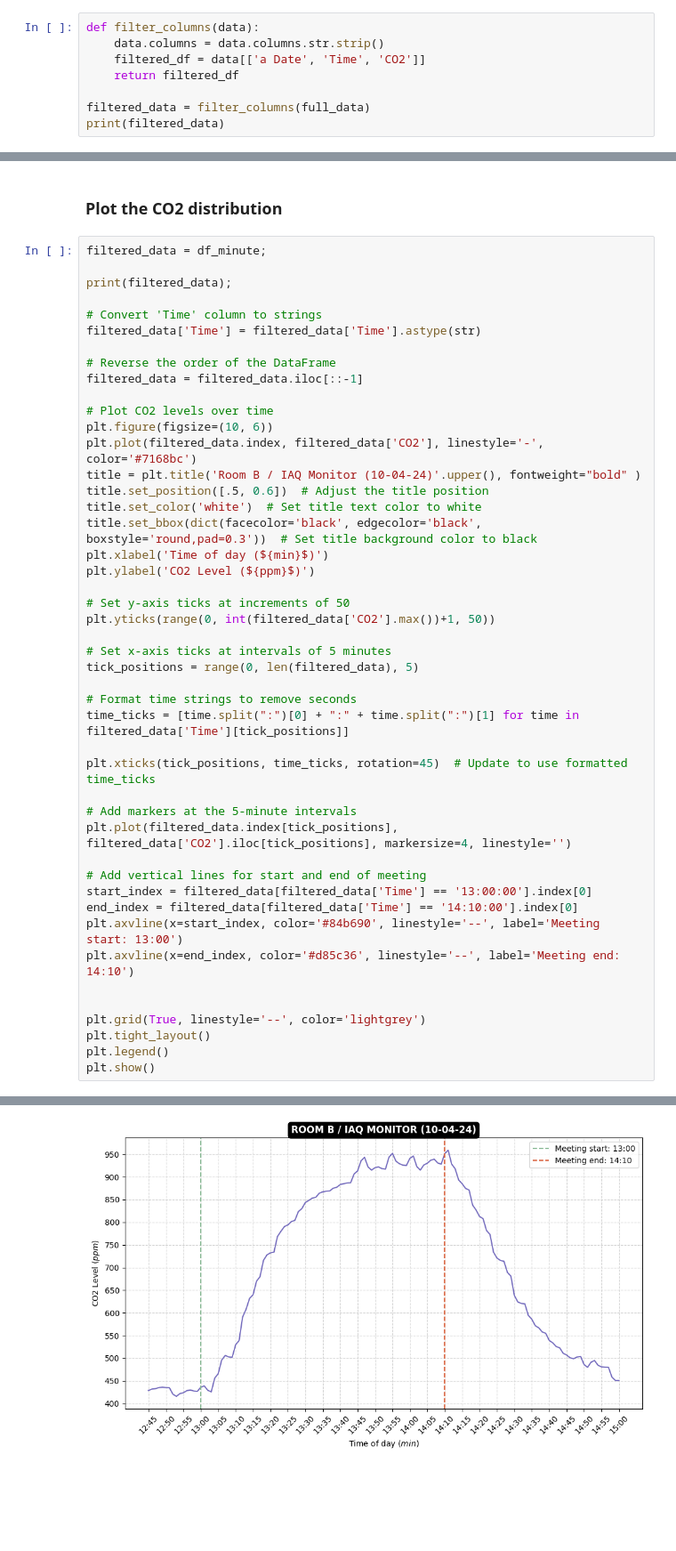
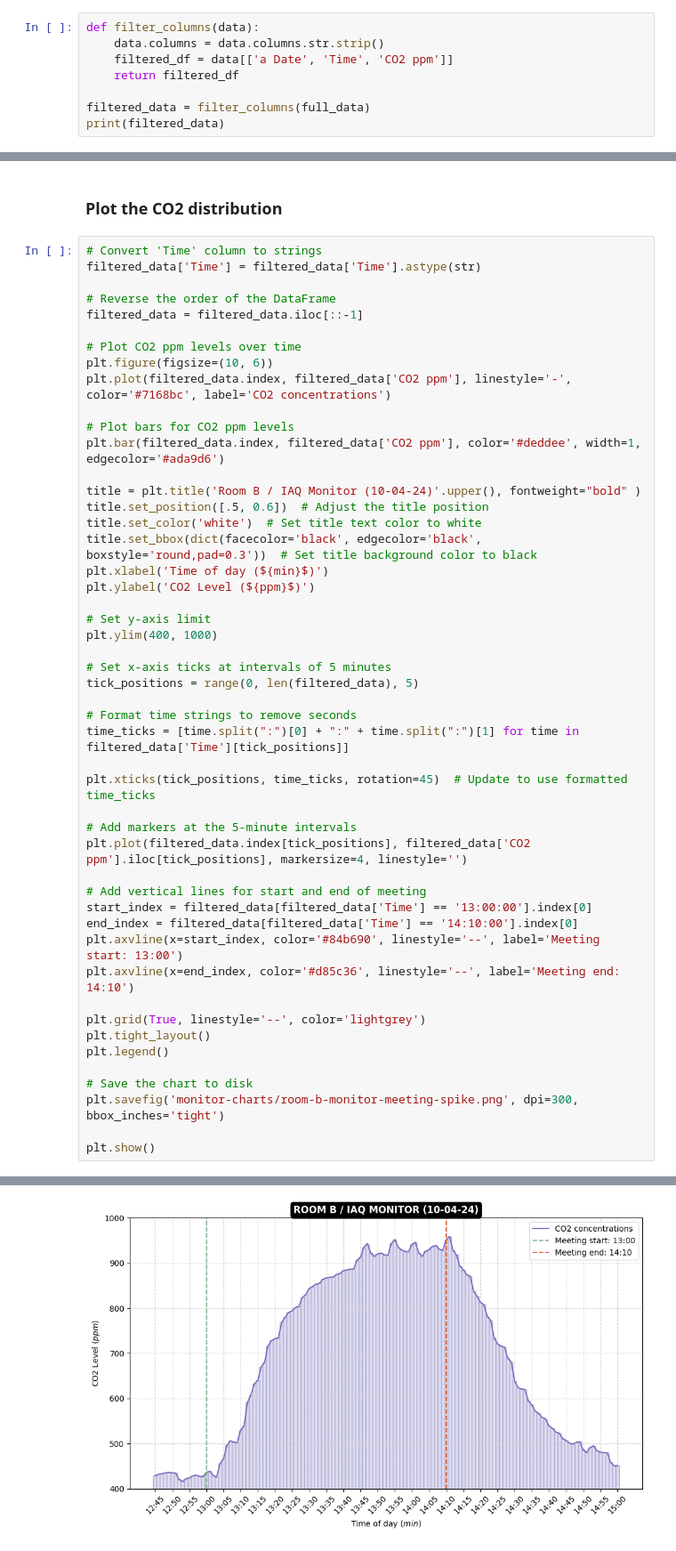
Before and after one commit to viszlab/datasets, a Jupyter notebook: room-b_monitor-meeting-spike.ipynb, the cells around one changed output, grey strips where cells are left out. Shown at 89% size. Saved outputs shown, nothing was run; the diff lists cells and outputs as text; blank space fills up the shorter version.

```diff
--- a/room-b_monitor-meeting-spike.ipynb
+++ b/room-b_monitor-meeting-spike.ipynb
@@ -122,7 +122,7 @@ Remove rows the other sensory data irrelevant for this analysis.
 # %%
 def filter_columns(data):
     data.columns = data.columns.str.strip()
-    filtered_df = data[['a Date', 'Time', 'CO2']]
+    filtered_df = data[['a Date', 'Time', 'CO2 ppm']]
     return filtered_df
 
 filtered_data = filter_columns(full_data)
@@ -203,19 +204,19 @@ See the caveats in the documentation: https://pandas.pydata.org/pandas-docs/stab
 # %% [markdown]
 ### Plot the CO2 distribution
 # %%
-filtered_data = df_minute;
-
-print(filtered_data);
-
 # Convert 'Time' column to strings
 filtered_data['Time'] = filtered_data['Time'].astype(str)
 
 # Reverse the order of the DataFrame
 filtered_data = filtered_data.iloc[::-1]
 
-# Plot CO2 levels over time
+# Plot CO2 ppm levels over time
 plt.figure(figsize=(10, 6))
-plt.plot(filtered_data.index, filtered_data['CO2'], linestyle='-', color='#7168bc')
+plt.plot(filtered_data.index, filtered_data['CO2 ppm'], linestyle='-', color='#7168bc', label='CO2 concentrations')
+
+# Plot bars for CO2 ppm levels
+plt.bar(filtered_data.index, filtered_data['CO2 ppm'], color='#deddee', width=1, edgecolor='#ada9d6')
+
 title = plt.title('Room B / IAQ Monitor (10-04-24)'.upper(), fontweight="bold" )
 title.set_position([.5, 0.6])  # Adjust the title position
 title.set_color('white')  # Set title text color to white
@@ -223,8 +224,8 @@ title.set_bbox(dict(facecolor='black', edgecolor='black', boxstyle='round,pad=0.
 plt.xlabel('Time of day (${min}$)')
 plt.ylabel('CO2 Level (${ppm}$)')
 
-# Set y-axis ticks at increments of 50
-plt.yticks(range(0, int(filtered_data['CO2'].max())+1, 50))
+# Set y-axis limit
+plt.ylim(400, 1000)
 
 # Set x-axis ticks at intervals of 5 minutes
 tick_positions = range(0, len(filtered_data), 5)
@@ -235,7 +236,7 @@ time_ticks = [time.split(":")[0] + ":" + time.split(":")[1] for time in filtered
 plt.xticks(tick_positions, time_ticks, rotation=45)  # Update to use formatted time_ticks
 
 # Add markers at the 5-minute intervals
-plt.plot(filtered_data.index[tick_positions], filtered_data['CO2'].iloc[tick_positions], markersize=4, linestyle='')
+plt.plot(filtered_data.index[tick_positions], filtered_data['CO2 ppm'].iloc[tick_positions], markersize=4, linestyle='')
 
 # Add vertical lines for start and end of meeting
 start_index = filtered_data[filtered_data['Time'] == '13:00:00'].index[0]
@@ -243,9 +244,12 @@ end_index = filtered_data[filtered_data['Time'] == '14:10:00'].index[0]
 plt.axvline(x=start_index, color='#84b690', linestyle='--', label='Meeting start: 13:00')
 plt.axvline(x=end_index, color='#d85c36', linestyle='--', label='Meeting end: 14:10')
 
-
 plt.grid(True, linestyle='--', color='lightgrey')
 plt.tight_layout()
 plt.legend()
+
+# Save the chart to disk
+plt.savefig('monitor-charts/room-b-monitor-meeting-spike.png', dpi=300, bbox_inches='tight')
+
 plt.show()
 # %% [output]
@@ -266 +256 @@ plt.show()
-[figure, old version]
+[figure, new version]
```
Also changed, not shown: parts of 5 cells of this notebook, 5 other files.
